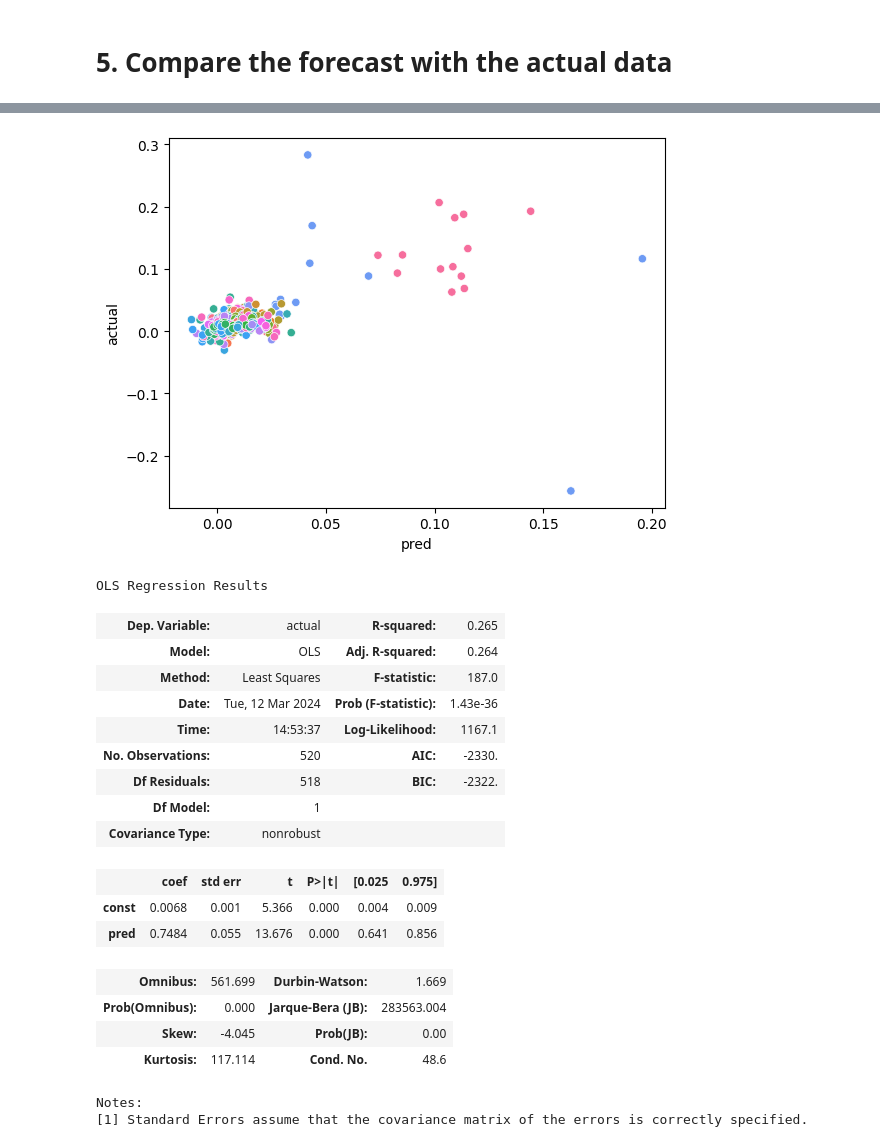
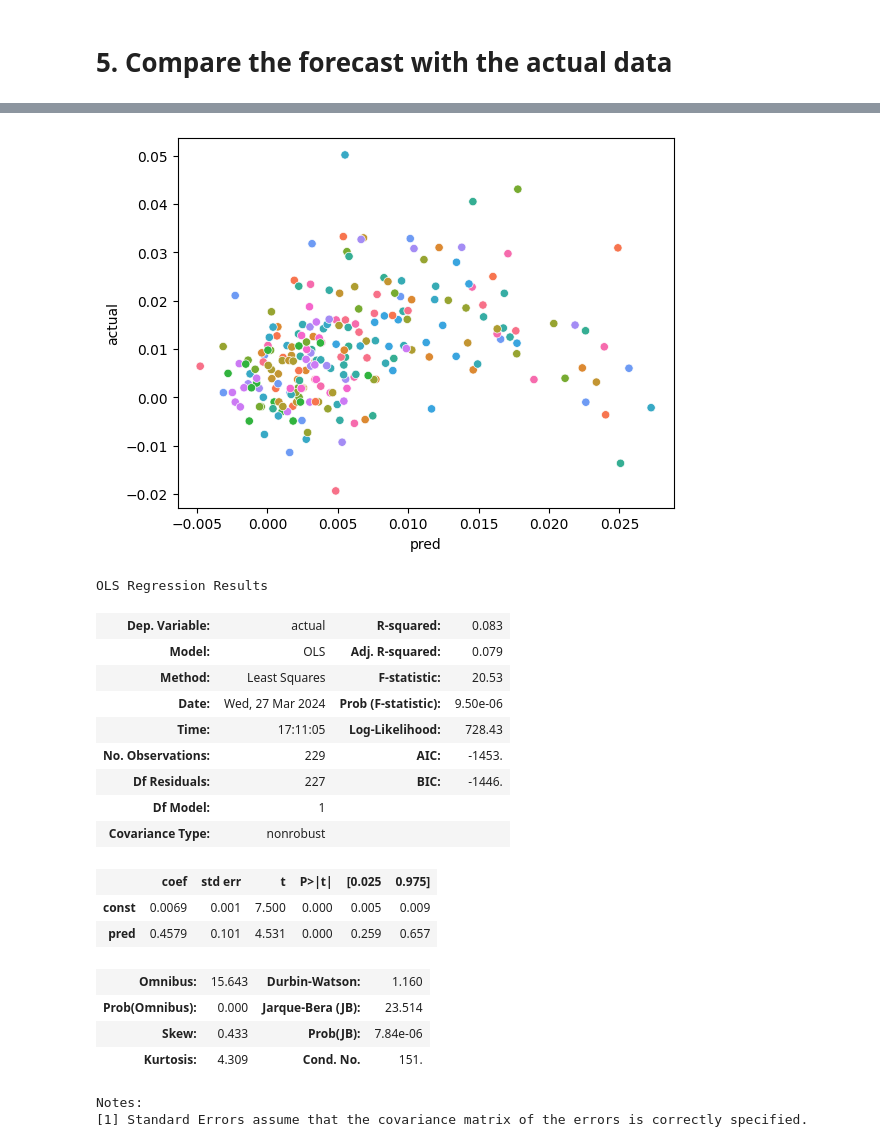
Before and after one commit to mvanaltvorst/seminar, a Jupyter notebook: notebooks/models/4_quarter_avg_model.ipynb, the cells around one changed output, grey strips where cells are left out. Drawn from its saved outputs; the diff is of its cells as text; code cells hidden in the pictures.

```diff
--- a/notebooks/models/4_quarter_avg_model.ipynb
+++ b/notebooks/models/4_quarter_avg_model.ipynb
@@ -26,0 +28,3 @@ df_inflation
+# %%
+df_merged = read_merged().reset_index()
+df_merged
@@ -51,6 +78,6 @@ df_inflation
 from warnings import filterwarnings
 
 filterwarnings('ignore')
-model.fit(df_inflation)
+model.fit(df_merged)
 # %% [markdown]
 # 3. Evaluation
@@ -106,6 +106,6 @@ df_inflation
 # %%
 from seminartools.models.utils import h_period_ahead_forecast
 
-forecast = h_period_ahead_forecast(model, df_inflation, "2020-01-01", h=3)
+forecast = h_period_ahead_forecast(model, df_merged, "2020-01-01", h=3)
 forecast
 # %% [output]
@@ -139,7 +139,7 @@ plt.legend().remove()
 # %% [markdown]
 # 5. Compare the forecast with the actual data
 # %%
-forecast_merged = forecast.copy().rename(columns={"inflation": "pred"})
+forecast_merged = forecast.copy().rename(columns={"inflation": "pred", "date": "yearmonth", "country": "Country"})
 forecast_merged = forecast_merged.merge(
     df_inflation[["Country", "yearmonth", "inflation"]],
     on=["Country", "yearmonth"],
@@ -169,30 +169,30 @@ sns.scatterplot(
 )
 plt.legend().remove()
 # %% [output]
-[figure, old version]
+[figure, new version]
 # %%
 import statsmodels.api as sm
 
 sm.OLS(
-    forecast_merged["actual"], sm.add_constant(forecast_merged["pred"])
+    forecast_merged["actual"], sm.add_constant(forecast_merged["pred"]), missing='drop'
 ).fit().summary()
 # %% [output]
 OLS Regression Results
-| Dep. Variable: | actual | R-squared: | 0.265 |
-| Model: | OLS | Adj. R-squared: | 0.264 |
-| Method: | Least Squares | F-statistic: | 187.0 |
-| Date: | Tue, 12 Mar 2024 | Prob (F-statistic): | 1.43e-36 |
-| Time: | 14:53:37 | Log-Likelihood: | 1167.1 |
-| No. Observations: | 520 | AIC: | -2330. |
-| Df Residuals: | 518 | BIC: | -2322. |
+| Dep. Variable: | actual | R-squared: | 0.083 |
+| Model: | OLS | Adj. R-squared: | 0.079 |
+| Method: | Least Squares | F-statistic: | 20.53 |
+| Date: | Wed, 27 Mar 2024 | Prob (F-statistic): | 9.50e-06 |
+| Time: | 17:11:05 | Log-Likelihood: | 728.43 |
+| No. Observations: | 229 | AIC: | -1453. |
+| Df Residuals: | 227 | BIC: | -1446. |
 | Df Model: | 1 |  |  |
 | Covariance Type: | nonrobust |  |  |
 |  | coef | std err | t | P>|t| | [0.025 | 0.975] |
-| const | 0.0068 | 0.001 | 5.366 | 0.000 | 0.004 | 0.009 |
-| pred | 0.7484 | 0.055 | 13.676 | 0.000 | 0.641 | 0.856 |
+| const | 0.0069 | 0.001 | 7.500 | 0.000 | 0.005 | 0.009 |
+| pred | 0.4579 | 0.101 | 4.531 | 0.000 | 0.259 | 0.657 |
-| Omnibus: | 561.699 | Durbin-Watson: | 1.669 |
-| Prob(Omnibus): | 0.000 | Jarque-Bera (JB): | 283563.004 |
-| Skew: | -4.045 | Prob(JB): | 0.00 |
-| Kurtosis: | 117.114 | Cond. No. | 48.6 |
+| Omnibus: | 15.643 | Durbin-Watson: | 1.160 |
+| Prob(Omnibus): | 0.000 | Jarque-Bera (JB): | 23.514 |
+| Skew: | 0.433 | Prob(JB): | 7.84e-06 |
+| Kurtosis: | 4.309 | Cond. No. | 151. |
 Notes:
 [1] Standard Errors assume that the covariance matrix of the errors is correctly specified.
```
Also changed, not shown: parts of 13 cells of this notebook, 1 other file.
